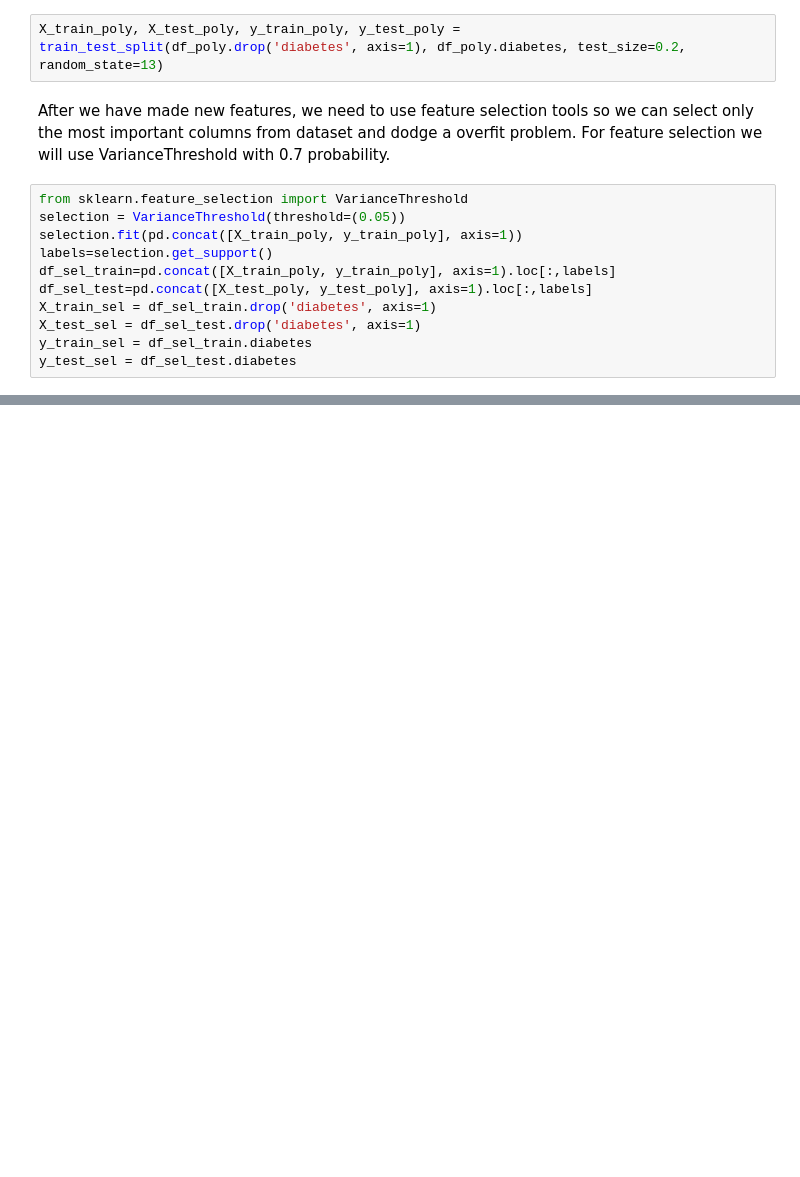
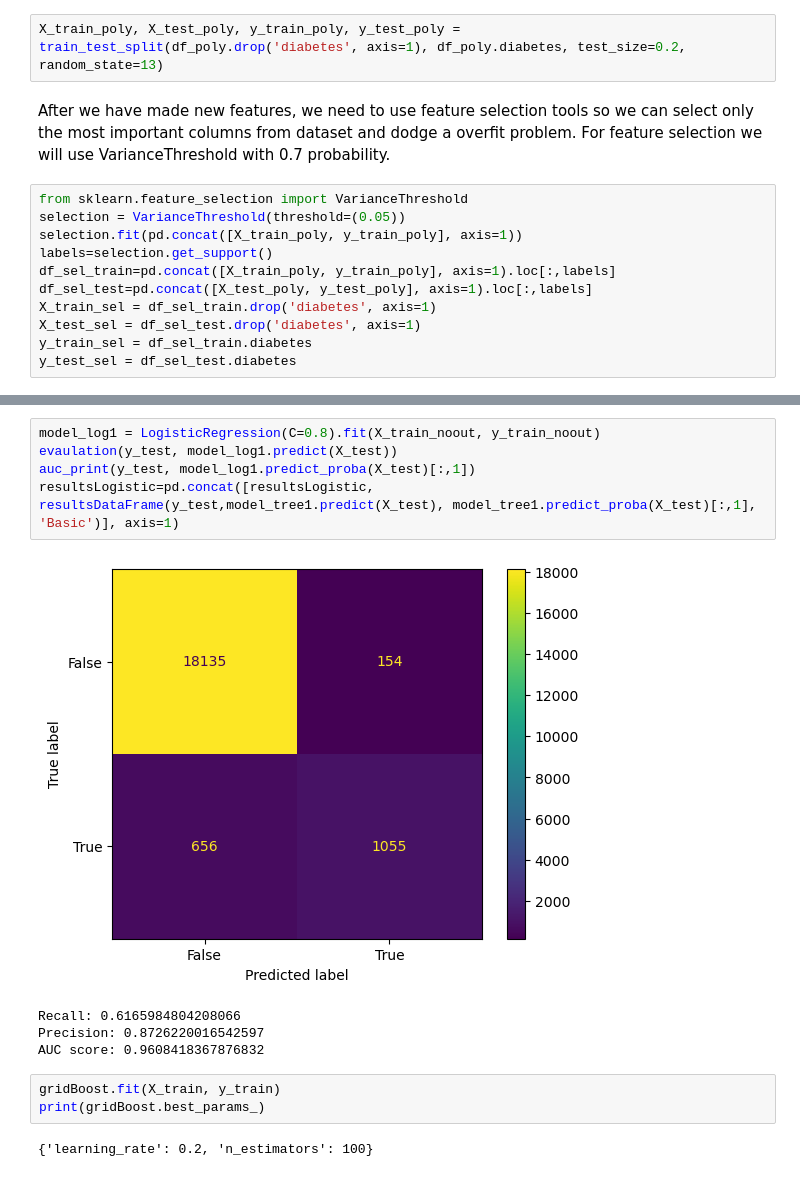
Before and after one commit to NemanjaGojkovic/Diabetes_Prediction, a Jupyter notebook: diabetes_prediction.ipynb, the cells around one changed output, grey strips where cells are left out. Drawn from its saved outputs; the diff is of its cells as text; blank space fills up the shorter version.

```diff
--- a/diabetes_prediction.ipynb
+++ b/diabetes_prediction.ipynb
@@ -313,0 +385,15 @@ Now we have total of 4 datasets that we will going to use: starter set, no outli
+# %%
+model_log1 = LogisticRegression(C=0.8).fit(X_train_noout, y_train_noout)
+evaulation(y_test, model_log1.predict(X_test))
+auc_print(y_test, model_log1.predict_proba(X_test)[:,1])
+resultsLogistic=pd.concat([resultsLogistic, resultsDataFrame(y_test,model_tree1.predict(X_test), model_tree1.predict_proba(X_test)[:,1], 'Basic')], axis=1)
+# %% [output]
+[figure, added]
+Recall: 0.6165984804208066
+Precision: 0.8726220016542597
+AUC score: 0.9608418367876832
+# %%
+gridBoost.fit(X_train, y_train)
+print(gridBoost.best_params_)
+# %% [output]
+{'learning_rate': 0.2, 'n_estimators': 100}
```
Also changed, not shown: parts of 51 cells of this notebook.
